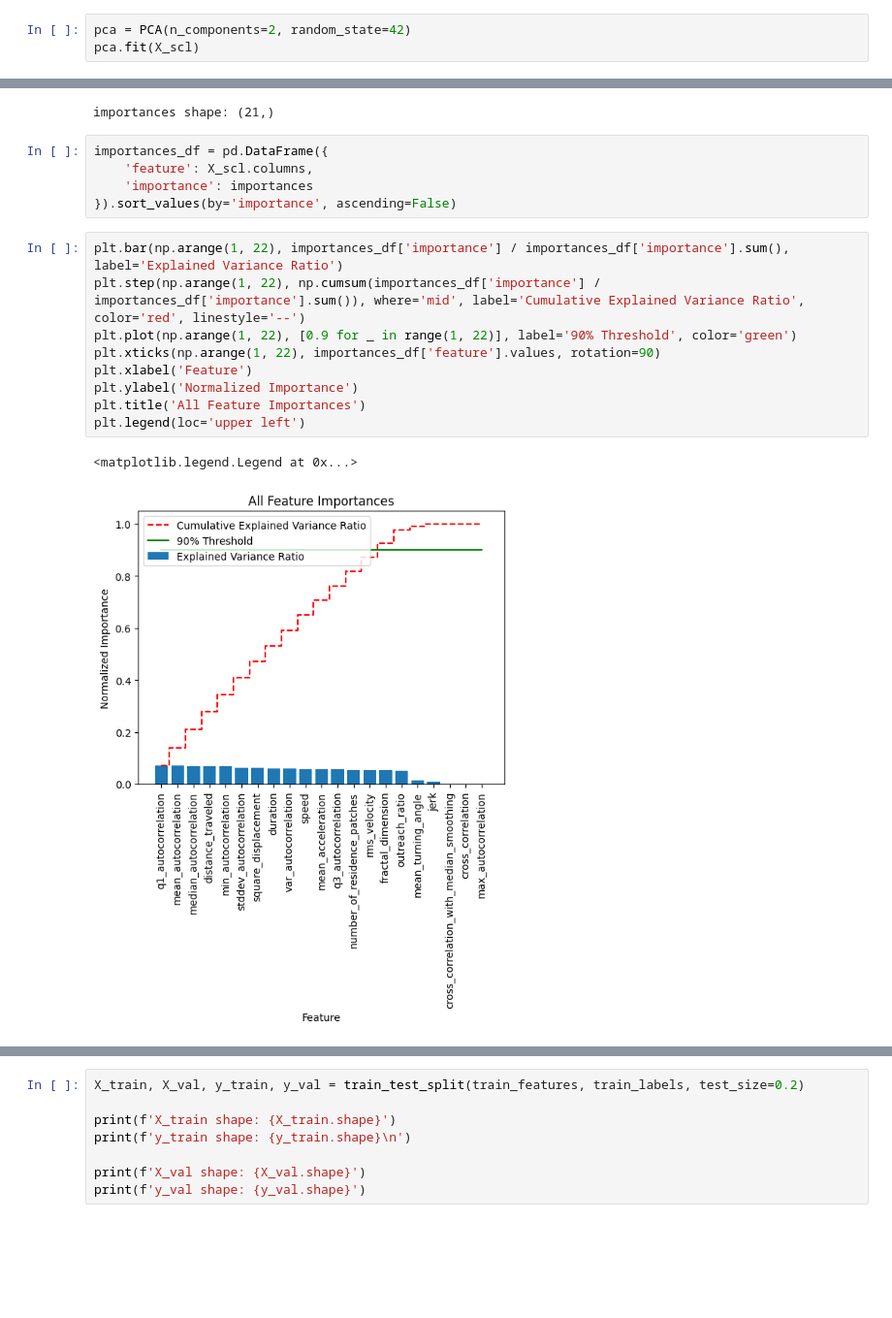
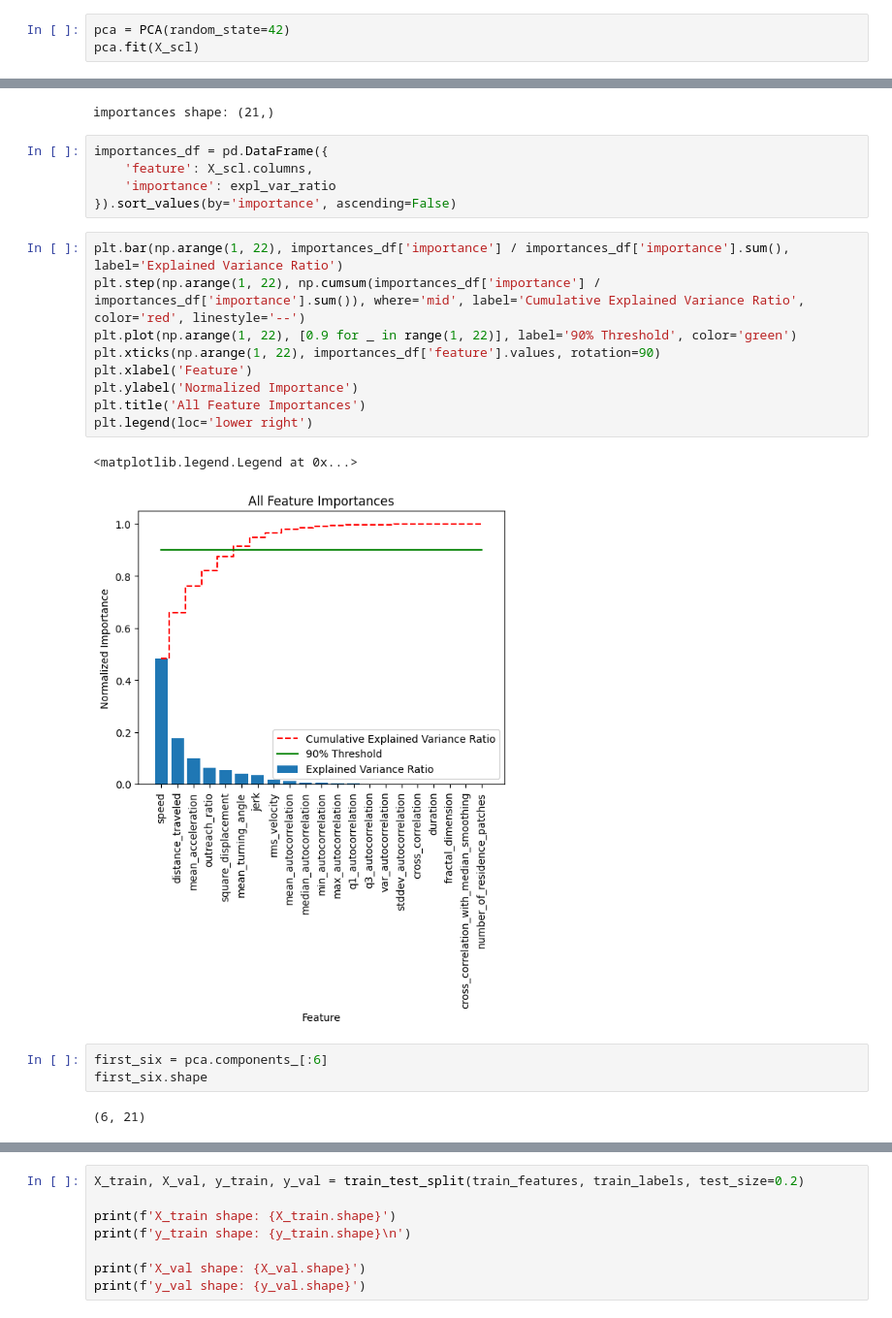
Before and after one commit to Human-Augment-Analytics/Bio-Boost, a Jupyter notebook: scripts/modeling/resplit_data.ipynb, the cells around one changed output, grey strips where cells are left out. Shown at 97% size. Cells and saved outputs as stored; diff of their text form; blank space fills up the shorter version.

```diff
--- a/scripts/modeling/resplit_data.ipynb
+++ b/scripts/modeling/resplit_data.ipynb
@@ -668,6 +669,6 @@ X_scl
 | 627 | -1.842289 | -1.307156 | -1.586394 | 2.327035 | -1.234908 | ... |
 628 rows × 21 columns
 # %%
-pca = PCA(n_components=2, random_state=42)
+pca = PCA(random_state=42)
 pca.fit(X_scl)
 # %% [output]
@@ -689,17 +690,22 @@ importances shape: (21,)
 # %%
 importances_df = pd.DataFrame({
     'feature': X_scl.columns,
-    'importance': importances
+    'importance': expl_var_ratio
 }).sort_values(by='importance', ascending=False)
 # %%
 plt.bar(np.arange(1, 22), importances_df['importance'] / importances_df['importance'].sum(), label='Explained Variance Ratio')
 plt.step(np.arange(1, 22), np.cumsum(importances_df['importance'] / importances_df['importance'].sum()), where='mid', label='Cumulative Explained Variance Ratio', color='red', linestyle='--')
 plt.plot(np.arange(1, 22), [0.9 for _ in range(1, 22)], label='90% Threshold', color='green')
 plt.xticks(np.arange(1, 22), importances_df['feature'].values, rotation=90)
 plt.xlabel('Feature')
 plt.ylabel('Normalized Importance')
 plt.title('All Feature Importances')
-plt.legend(loc='upper left')
+plt.legend(loc='lower right')
 # %% [output]
 <matplotlib.legend.Legend at 0x...>
-[figure, old version]
+[figure, new version]
+# %%
+first_six = pca.components_[:6]
+first_six.shape
+# %% [output]
+(6, 21)
```
Also changed, not shown: parts of 27 cells of this notebook, 2 other files.
